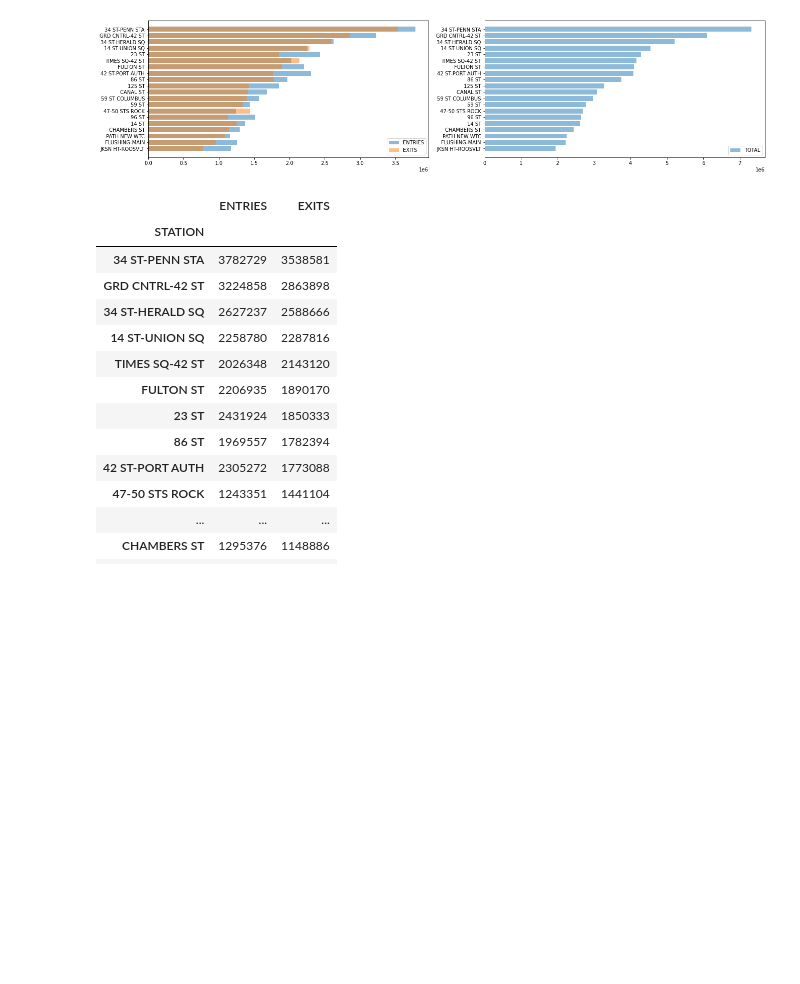
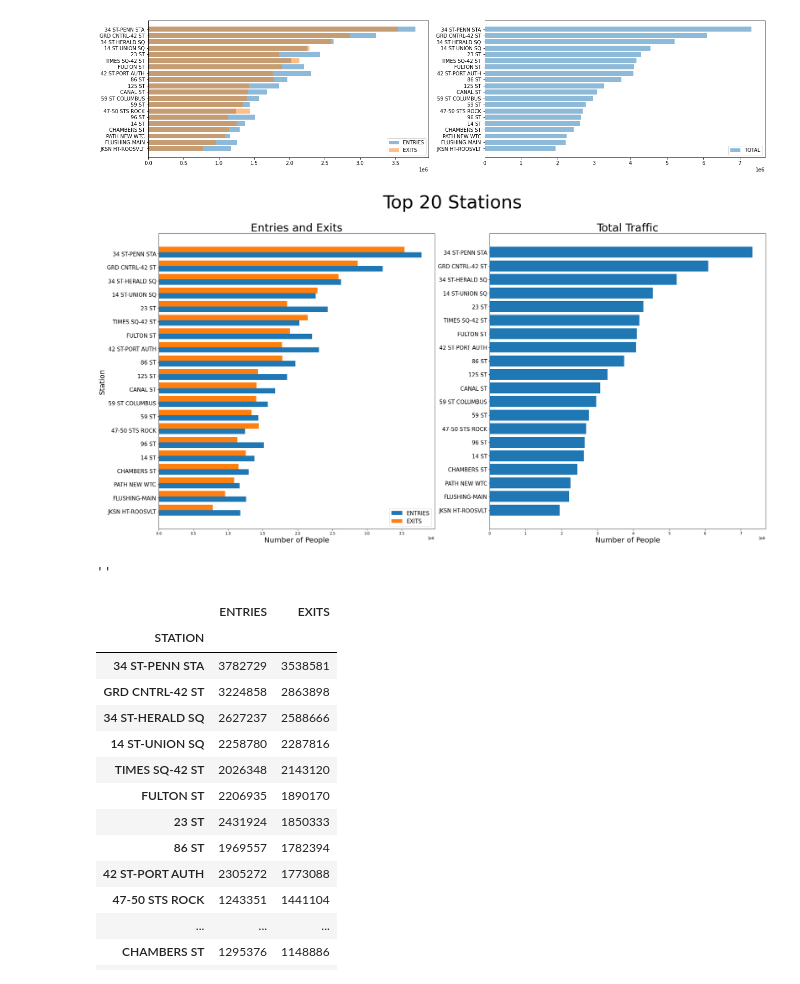
Before and after one commit to er-arcadio/Project1_2020_metis, a Jupyter notebook: Project 1 Draft.ipynb, the cells around one changed output. Cells and saved outputs as stored; diff of their text form; code cells hidden in the pictures; blank space fills up the shorter version.

```diff
--- a/Project 1 Draft.ipynb
+++ b/Project 1 Draft.ipynb
@@ -135,6 +135,43 @@ plt.legend(['TOTAL'])
 # %% [output]
 ''
 [figure]
+# %%
+y_ticks = [station for station in mta_final['STATION']]
+y_ticks
+location = range(1,41,2)
+
+entry_data = 1  # This is our first dataset (out of 2)
+ds_num = 2 # Number of datasets
+bar = 20 # Number of sets of bars
+graph_w = .8 # Width of each bar
+Entries = [ds_num*element + graph_w*entry_data for element
+             in range(bar)]
+exit_data = 2  # This is our second dataset (out of 2)
+Exits = [ds_num*element + graph_w*exit_data for element
+             in range(bar)]
+# %%
+plt.figure(figsize = [30,15])
+plt.suptitle('Top 20 Stations', fontsize = 50)
+plt.subplot(1,2,1)
+plt.barh(Entries,mta_final['ENTRIES'])
+plt.barh(Exits,mta_final['EXITS'])
+plt.yticks(location, y_ticks, fontsize = 15)
+plt.legend(['ENTRIES','EXITS'], fontsize = 15)
+plt.title('Entries and Exits', fontsize=30)
+plt.xlabel('Number of People', fontsize=20)
+plt.ylabel('Station', fontsize=20);
+plt.subplot(1,2,2)
+plt.yticks(fontsize = 15)
+plt.barh(mta_final['STATION'],mta_final['TotalTraf'])
+# plt.legend(['TOTAL'], fontsize = 15)
+plt.title('Total Traffic', fontsize=30)
+plt.xlabel('Number of People', fontsize=20)
+# plt.ylabel('Station', fontsize=20);
+plt.show()
+;
+# %% [output]
+[figure, added]
+''
 # %%
 mta_station_rank.sort_values(by='EXITS', ascending = False).head(20)
 # %% [output]
```
Also changed, not shown: parts of 5 cells of this notebook, 1 other file.
